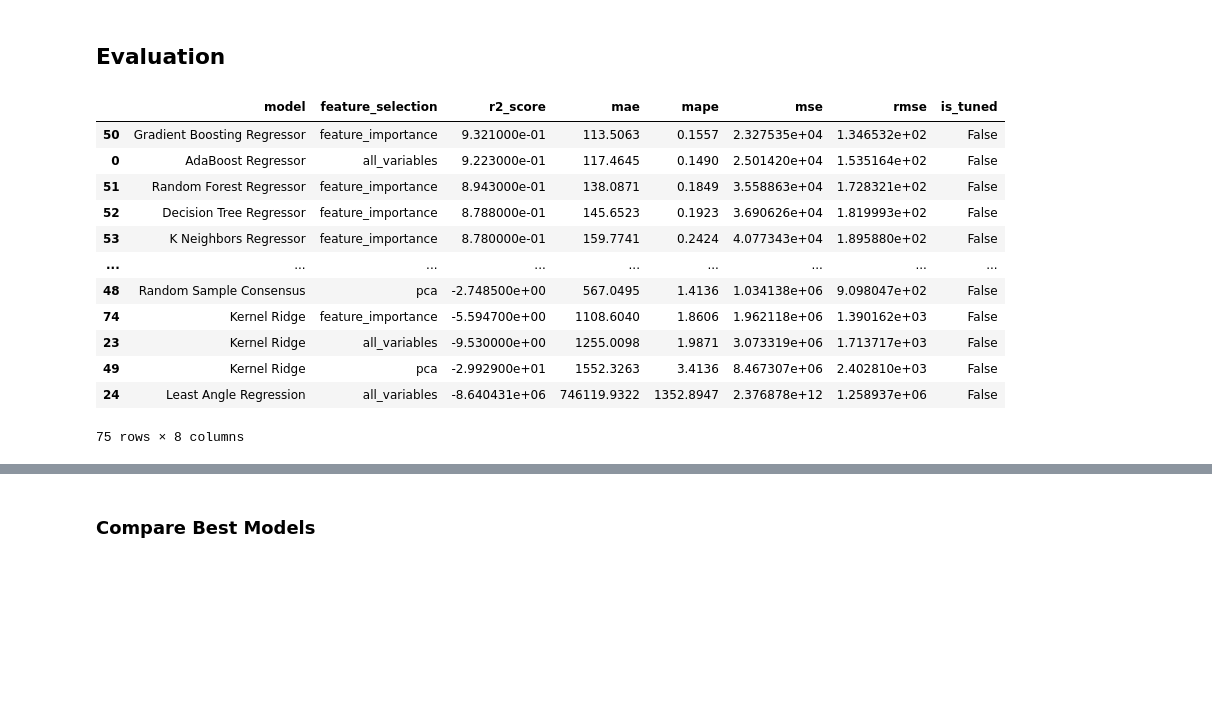
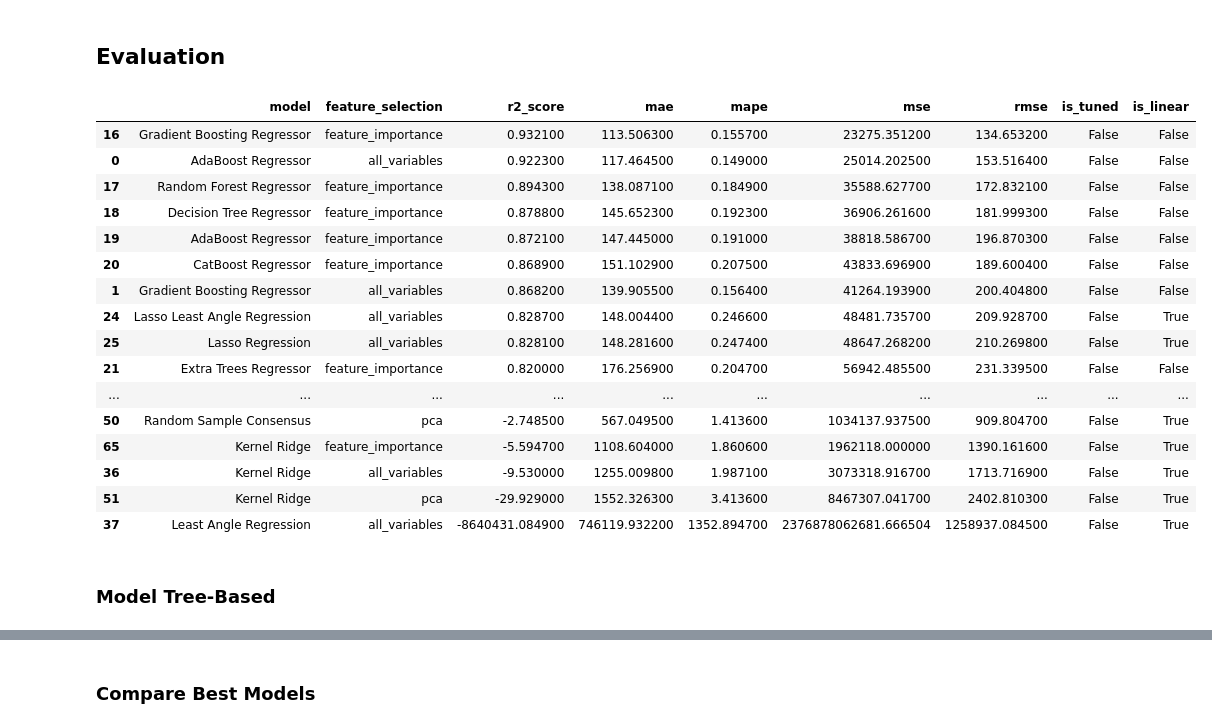
Before and after one commit to maybeitsai/gold-price-prediction, a Jupyter notebook: main.ipynb, the cells around one changed output, grey strips where cells are left out. Saved outputs shown, nothing was run; the diff lists cells and outputs as text; code cells hidden in the pictures; blank space fills up the shorter version.

Commit message:
add tune model

```diff
--- a/main.ipynb
+++ b/main.ipynb
@@ -1258,0 +1369,33 @@ print(f"✓ Completed {len(comparison_results_fi)} models for Feature Importance
+# %%
+setup(data=ml_data_fi, target=TARGET, train_size=0.8, session_id=42,
+      verbose=False, fold=3)
+
+fi_models_linear = compare_models(
+    include=linear_models, sort="R2", n_select=len(linear_models),
+    verbose=False, cross_validation=True, fold=3
+)
+
+comparison_results_fi_linear = pull()
+display(comparison_results_fi_linear.style.background_gradient(cmap="Blues"))
+
+for idx, row in comparison_results_fi_linear.iterrows():
+    model_name = row['Model']
+    r2 = row['R2']
+    mae = row['MAE']
+    mse = row['MSE']
+    rmse = row['RMSE']
+    mape = row['MAPE']
+
+    results.append({
+        'model': model_name,
+        'feature_selection': 'feature_importance',
+        'r2_score': r2,
+        'mae': mae,
+        'mape': mape,
+        'mse': mse,
+        'rmse': rmse,
+        'is_tuned': False,
+        'is_linear': True
+    })
+
+print(f"✓ Completed {len(comparison_results_fi_linear)} linear models for Feature Importance")
@@ -1260,19 +1420,24 @@ print(f"✓ Completed {len(comparison_results_fi)} models for Feature Importance
 ## **Evaluation**
 # %%
 df_results = pd.DataFrame(results)
-display(df_results.sort_values("r2_score", ascending=False))
+df_results.sort_values("r2_score", ascending=False, inplace=True)
+display(df_results.style.background_gradient(cmap="RdYlGn"))
 df_results.to_csv("data/model_comparison_results.csv")
 # %% [output]
-|  | model | feature_selection | r2_score | mae | mape | mse | rmse | is_tuned |
-| 50 | Gradient Boosting Regressor | feature_importance | 9.321000e-01 | 113.5063 | 0.1557 | 2.327535e+04 | 1.346532e+02 | False |
-| 0 | AdaBoost Regressor | all_variables | 9.223000e-01 | 117.4645 | 0.1490 | 2.501420e+04 | 1.535164e+02 | False |
-| 51 | Random Forest Regressor | feature_importance | 8.943000e-01 | 138.0871 | 0.1849 | 3.558863e+04 | 1.728321e+02 | False |
-| 52 | Decision Tree Regressor | feature_importance | 8.788000e-01 | 145.6523 | 0.1923 | 3.690626e+04 | 1.819993e+02 | False |
-| 53 | K Neighbors Regressor | feature_importance | 8.780000e-01 | 159.7741 | 0.2424 | 4.077343e+04 | 1.895880e+02 | False |
-| ... | ... | ... | ... | ... | ... | ... | ... | ... |
-| 48 | Random Sample Consensus | pca | -2.748500e+00 | 567.0495 | 1.4136 | 1.034138e+06 | 9.098047e+02 | False |
-| 74 | Kernel Ridge | feature_importance | -5.594700e+00 | 1108.6040 | 1.8606 | 1.962118e+06 | 1.390162e+03 | False |
-| 23 | Kernel Ridge | all_variables | -9.530000e+00 | 1255.0098 | 1.9871 | 3.073319e+06 | 1.713717e+03 | False |
-| 49 | Kernel Ridge | pca | -2.992900e+01 | 1552.3263 | 3.4136 | 8.467307e+06 | 2.402810e+03 | False |
-| 24 | Least Angle Regression | all_variables | -8.640431e+06 | 746119.9322 | 1352.8947 | 2.376878e+12 | 1.258937e+06 | False |
+|  | model | feature_selection | r2_score | mae | mape | mse | rmse | is_tuned | is_linear |
+| 16 | Gradient Boosting Regressor | feature_importance | 0.932100 | 113.506300 | 0.155700 | 23275.351200 | 134.653200 | False | False |
+| 0 | AdaBoost Regressor | all_variables | 0.922300 | 117.464500 | 0.149000 | 25014.202500 | 153.516400 | False | False |
+| 17 | Random Forest Regressor | feature_importance | 0.894300 | 138.087100 | 0.184900 | 35588.627700 | 172.832100 | False | False |
+| 18 | Decision Tree Regressor | feature_importance | 0.878800 | 145.652300 | 0.192300 | 36906.261600 | 181.999300 | False | False |
+| 19 | AdaBoost Regressor | feature_importance | 0.872100 | 147.445000 | 0.191000 | 38818.586700 | 196.870300 | False | False |
+| 20 | CatBoost Regressor | feature_importance | 0.868900 | 151.102900 | 0.207500 | 43833.696900 | 189.600400 | False | False |
+| 1 | Gradient Boosting Regressor | all_variables | 0.868200 | 139.905500 | 0.156400 | 41264.193900 | 200.404800 | False | False |
+| 24 | Lasso Least Angle Regression | all_variables | 0.828700 | 148.004400 | 0.246600 | 48481.735700 | 209.928700 | False | True |
+| 25 | Lasso Regression | all_variables | 0.828100 | 148.281600 | 0.247400 | 48647.268200 | 210.269800 | False | True |
+| 21 | Extra Trees Regressor | feature_importance | 0.820000 | 176.256900 | 0.204700 | 56942.485500 | 231.339500 | False | False |
+| ... | ... | ... | ... | ... | ... | ... | ... | ... | ... |
+| 50 | Random Sample Consensus | pca | -2.748500 | 567.049500 | 1.413600 | 1034137.937500 | 909.804700 | False | True |
+| 65 | Kernel Ridge | feature_importance | -5.594700 | 1108.604000 | 1.860600 | 1962118.000000 | 1390.161600 | False | True |
+| 36 | Kernel Ridge | all_variables | -9.530000 | 1255.009800 | 1.987100 | 3073318.916700 | 1713.716900 | False | True |
+| 51 | Kernel Ridge | pca | -29.929000 | 1552.326300 | 3.413600 | 8467307.041700 | 2402.810300 | False | True |
+| 37 | Least Angle Regression | all_variables | -8640431.084900 | 746119.932200 | 1352.894700 | 2376878062681.666504 | 1258937.084500 | False | True |
-75 rows × 8 columns
@@ -1278,0 +1448,2 @@ df_results.to_csv("data/model_comparison_results.csv")
+# %% [markdown]
+### Model Tree-Based
```
Also changed, not shown: parts of 30 cells of this notebook.
